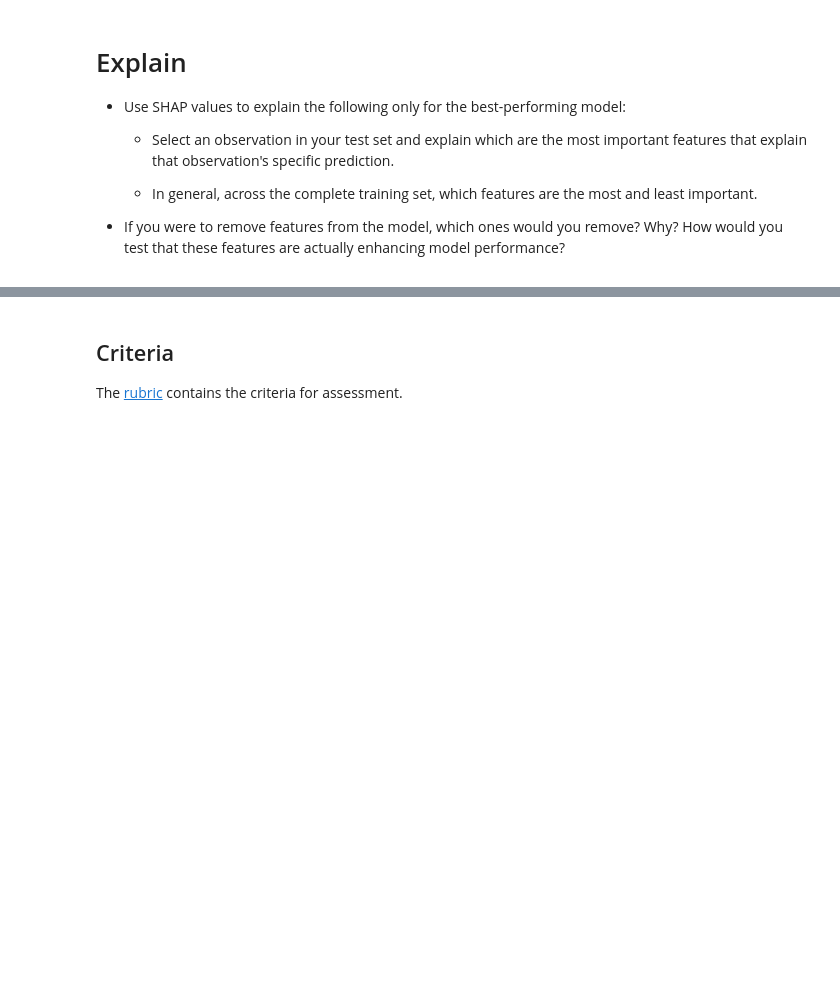
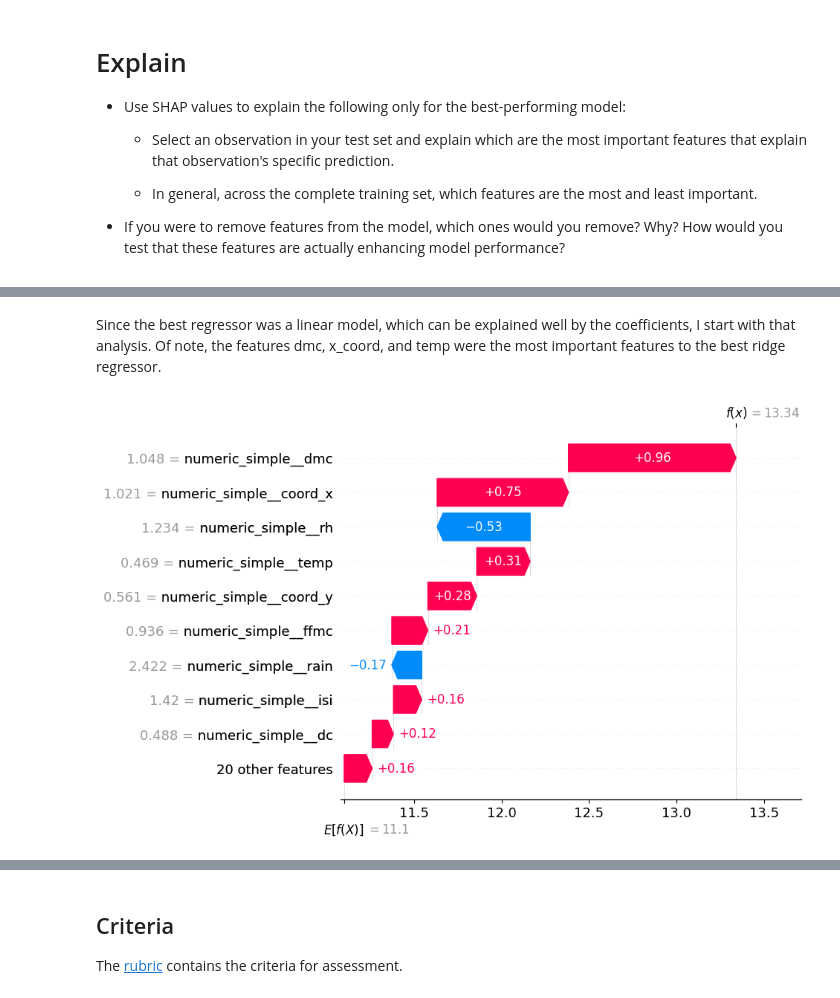
Before and after one commit to jseis/production, a Jupyter notebook: 02_activities/assignments/assignment_2.ipynb, the cells around one changed output, grey strips where cells are left out. Drawn from its saved outputs; the diff is of its cells as text; code cells hidden in the pictures; blank space fills up the shorter version.

Commit message:
tune hyperparameters. evaluate most important and least important features of best performaing model. comment on learnings

```diff
--- a/02_activities/assignments/assignment_2.ipynb
+++ b/02_activities/assignments/assignment_2.ipynb
@@ -347,0 +391,17 @@ res_c.sort_values('mean_test_neg_root_mean_squared_error', ascending=False)
+# %% [markdown]
+Since the best regressor was a linear model, which can be explained well by the coefficients, I start with that analysis. Of note, the features dmc, x_coord, and temp were the most important features to the best ridge regressor.
+# %%
+import shap
+best_pipeline = grid_cv_a.best_estimator_
+data_transform = best_pipeline.named_steps['preprocessing'].transform(X_test)
+
+explainer = shap.explainers.Linear(
+    best_pipeline.named_steps['regressor'],
+    data_transform,
+    feature_names = best_pipeline.named_steps['preprocessing'].get_feature_names_out())
+
+shap_values = explainer(data_transform)
+# %%
+shap.plots.waterfall(shap_values[1])
+# %% [output]
+[figure, added]
```
Also changed, not shown: parts of 20 cells of this notebook, 3 other files.
